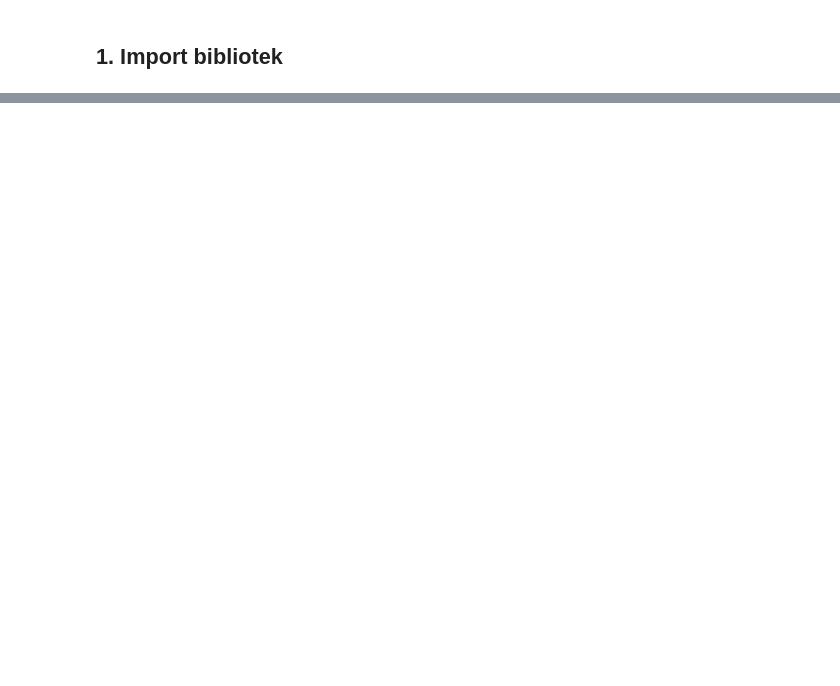
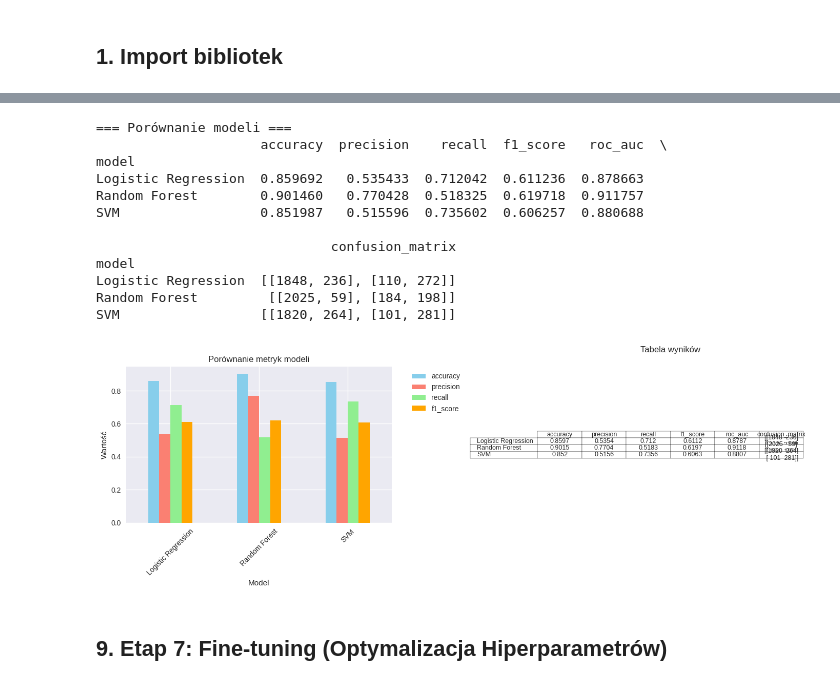
Before and after one commit to n3xus47/ML-in-python-CDV-Predicting-Purchase-Intentions, a Jupyter notebook: main.ipynb, the cells around one changed output, grey strips where cells are left out. Cells and saved outputs as stored; diff of their text form; code cells hidden in the pictures; blank space fills up the shorter version.

```diff
--- a/main.ipynb
+++ b/main.ipynb
@@ -293,0 +309,16 @@ liczba cech: 19
+# %%
+# Podział na zbiór treningowy i testowy (80/20) z stratyfikacją
+X_train, X_test, y_train, y_test = train_test_split(
+    X_final,
+    y_raw,
+    test_size=0.2,
+    random_state=42,
+    stratify=y_raw
+)
+
+print(f"Zbiór treningowy: {X_train.shape[0]} obserwacji")
+print(f"Zbiór testowy: {X_test.shape[0]} obserwacji")
+print(f"\nRozkład klas w zbiorze treningowym:")
+print(y_train.value_counts(normalize=True) * 100)
+print(f"\nRozkład klas w zbiorze testowym:")
+print(y_test.value_counts(normalize=True) * 100)
@@ -293,0 +411,48 @@ liczba cech: 19
+# %%
+# Porównanie modeli (Pipeline automatycznie zastosuje skalowanie)
+print("=== Porównanie modeli ===")
+comparison = trainer.compare_models(models, X_test, y_test)
+print(comparison)
+
+# Wizualizacja porównania
+fig, axes = plt.subplots(1, 2, figsize=(14, 5))
+
+# Wykres słupkowy metryk
+metrics_to_plot = ['accuracy', 'precision', 'recall', 'f1_score']
+comparison[metrics_to_plot].plot(kind='bar', ax=axes[0], color=['skyblue', 'salmon', 'lightgreen', 'orange'])
+axes[0].set_title('Porównanie metryk modeli')
+axes[0].set_xlabel('Model')
+axes[0].set_ylabel('Wartość')
+axes[0].legend(bbox_to_anchor=(1.05, 1), loc='upper left')
+axes[0].tick_params(axis='x', rotation=45)
+
+# Tabela z wynikami
+axes[1].axis('tight')
+axes[1].axis('off')
+table = axes[1].table(cellText=comparison.round(4).values,
+                     rowLabels=comparison.index,
+                     colLabels=comparison.columns,
+                     cellLoc='center',
+                     loc='center')
+table.auto_set_font_size(False)
+table.set_fontsize(9)
+axes[1].set_title('Tabela wyników', pad=20)
+
+plt.tight_layout()
+plt.show()
+# %% [output]
+=== Porównanie modeli ===
+                     accuracy  precision    recall  f1_score   roc_auc  \
+model
+Logistic Regression  0.859692   0.535433  0.712042  0.611236  0.878663
+Random Forest        0.901460   0.770428  0.518325  0.619718  0.911757
+SVM                  0.851987   0.515596  0.735602  0.606257  0.880688
+
+                              confusion_matrix
+model
+Logistic Regression  [[1848, 236], [110, 272]]
+Random Forest         [[2025, 59], [184, 198]]
+SVM                  [[1820, 264], [101, 281]]
+[figure, added]
+# %% [markdown]
+## 9. Etap 7: Fine-tuning (Optymalizacja Hiperparametrów)
```
Also changed, not shown: parts of 38 cells of this notebook.
